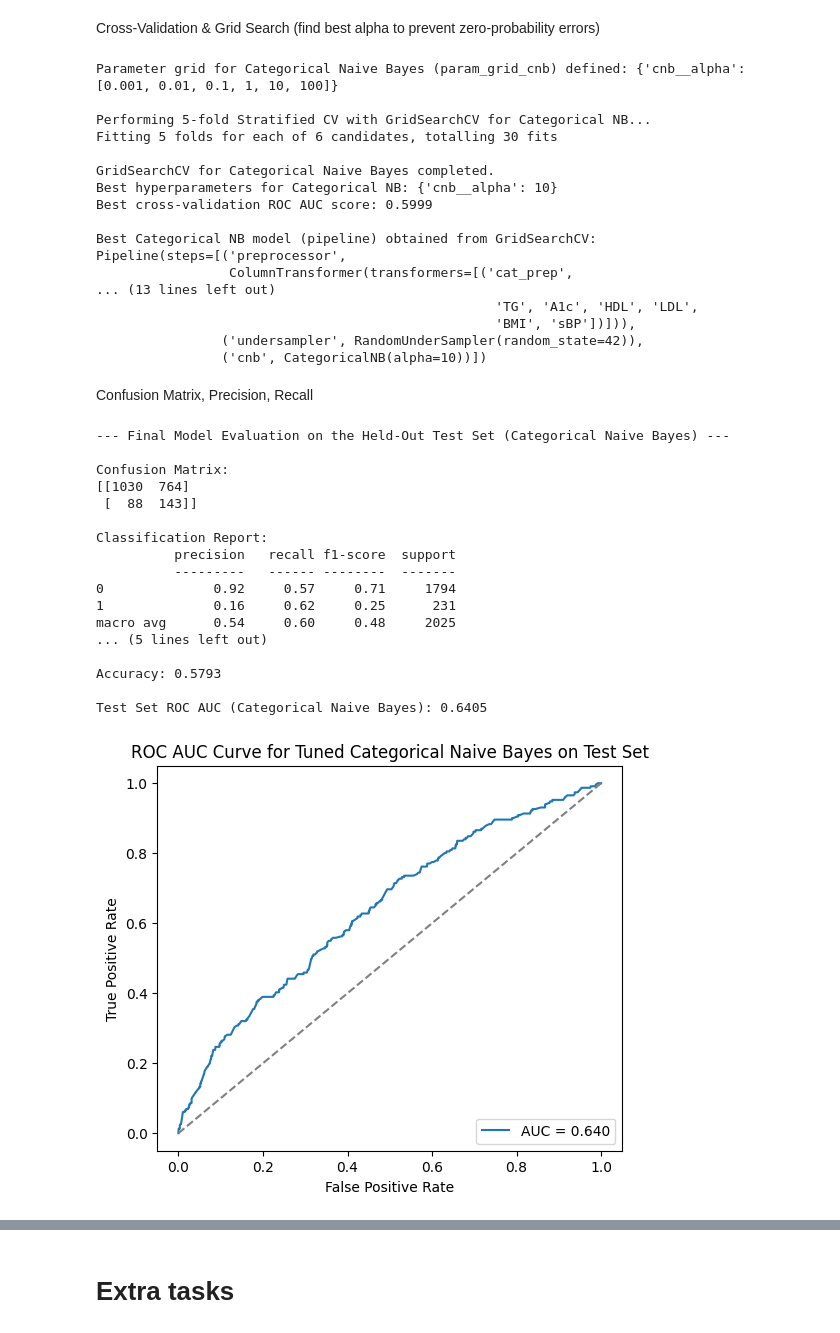
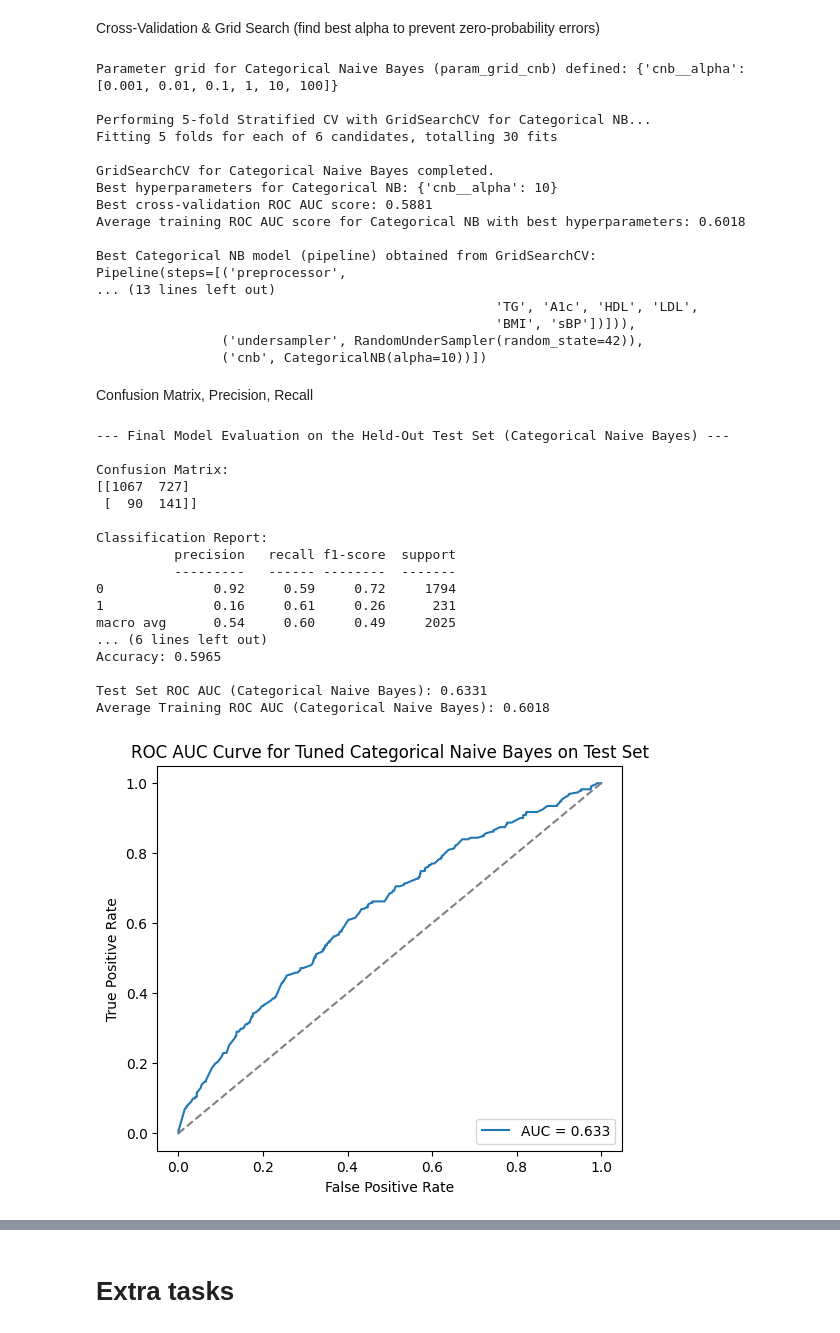
Before and after one commit to FatimaZulfiqar02/intro-ml-course-winter2025, a Jupyter notebook: course_project_(HAD5016)_machine_learning.ipynb, the cells around one changed output, grey strips where cells are left out. Drawn from its saved outputs; the diff is of its cells as text; code cells hidden in the pictures.

```diff
--- a/course_project_(HAD5016)_machine_learning.ipynb
+++ b/course_project_(HAD5016)_machine_learning.ipynb
@@ -2630,12 +2772,16 @@ Data split: 9446 Train, 2024 Valid, 2025 Test
 # %% [markdown]
 Build NB Pipeline
 # %%
+from sklearn.impute import SimpleImputer
+from sklearn.preprocessing import OrdinalEncoder
+from sklearn.naive_bayes import CategoricalNB
+
 # Preprocessing: Impute NaNs with 'most_frequent' then Ordinal Encode
 preprocessor = ColumnTransformer(
     transformers=[
         ('cat_prep', Pipeline([
             ('impute', SimpleImputer(strategy='most_frequent')),
-            ('encode', OrdinalEncoder(handle_unknown='use_encoded_value', unknown_value=-1))
+            ('encode', OrdinalEncoder(handle_unknown='use_encoded_value', unknown_value=999)) # Changed unknown_value to a non-negative integer
         ]), features_to_use)
     ],
     remainder='drop'
@@ -2663,15 +2809,17 @@ print(f"\nPerforming {n_splits}-fold Stratified CV with GridSearchCV for Categor
 
 # GridSearchCV
 # Ensure you use 'cnb_pipeline' (the one we built with the Imputer and CategoricalNB)
-grid_search_cnb = GridSearchCV(estimator=cnb_pipeline,
+grid_search_cnb = GridSearchCV(
+                              estimator=cnb_pipeline,
                               param_grid=param_grid_cnb,
                               cv=skf,
                               scoring='roc_auc',
                               n_jobs=-1,
-                              verbose=1)
+                              verbose=1,
+                              return_train_score=True) # Added to enable access to training scores
 
 # Fit on your binned training data
-grid_search_cnb.fit(x_train, y_train)
+grid_search_cnb.fit(x_train_cnb, y_train_cnb)
 
 print("\nGridSearchCV for Categorical Naive Bayes completed.")
 
@@ -2679,6 +2827,13 @@ print("\nGridSearchCV for Categorical Naive Bayes completed.")
 print(f"Best hyperparameters for Categorical NB: {grid_search_cnb.best_params_}")
 print(f"Best cross-validation ROC AUC score: {grid_search_cnb.best_score_:.4f}")
 
+# Get the mean training score from the best estimator found during cross-validation
+# The 'mean_train_score' is available in cv_results_
+# We need to find the index of the best parameter set
+best_index_cnb = grid_search_cnb.best_index_
+mean_train_score_cnb = grid_search_cnb.cv_results_['mean_train_score'][best_index_cnb]
+print(f"Average training ROC AUC score for Categorical NB with best hyperparameters: {mean_train_score_cnb:.4f}")
+
 # Store the best model
 best_cnb_model = grid_search_cnb.best_estimator_
 print("\nBest Categorical NB model (pipeline) obtained from GridSearchCV:")
@@ -2691,11 +2846,11 @@ Fitting 5 folds for each of 6 candidates, totalling 30 fits
 
 GridSearchCV for Categorical Naive Bayes completed.
 Best hyperparameters for Categorical NB: {'cnb__alpha': 10}
-Best cross-validation ROC AUC score: 0.5999
+Best cross-validation ROC AUC score: 0.5881
+Average training ROC AUC score for Categorical NB with best hyperparameters: 0.6018
 
 Best Categorical NB model (pipeline) obtained from GridSearchCV:
 Pipeline(steps=[('preprocessor',
-                 ColumnTransformer(transformers=[('cat_prep',
 ... (13 lines left out)
                                                    'TG', 'A1c', 'HDL', 'LDL',
                                                    'BMI', 'sBP'])])),
@@ -2706,44 +2861,49 @@ Confusion Matrix, Precision, Recall
 # %%
 # plot_roc_curve, and plot_confusion_matrix) remain the same as your LogReg version.
 
 print("\n--- Final Model Evaluation on the Held-Out Test Set (Categorical Naive Bayes) ---")
 
 # Make predictions on the held-out test set using the best Categorical NB model
 # Ensure 'best_cnb_model' is the variable where you stored grid_search_cnb.best_estimator_
-y_pred_test_cnb = best_cnb_model.predict(x_test)
-y_prob_test_cnb = best_cnb_model.predict_proba(x_test)[:, 1] # Probability of the positive class (Depression)
+y_pred_test_cnb = best_cnb_model.predict(x_test_cnb)
+y_prob_test_cnb = best_cnb_model.predict_proba(x_test_cnb)[:, 1] # Probability of the positive class (Depression)
 
 # Report metrics using the helper functions
-test_conf_matrix_cnb, test_class_report_dict_cnb, test_accuracy_cnb = get_scores(y_pred_test_cnb, y_test)
+test_conf_matrix_cnb, test_class_report_dict_cnb, test_accuracy_cnb = get_scores(y_pred_test_cnb, y_test_cnb)
 print_our_scores(test_conf_matrix_cnb, test_class_report_dict_cnb, test_accuracy_cnb)
 
 # Calculate ROC AUC score for the test set
-test_roc_auc_cnb = roc_auc_score(y_test, y_prob_test_cnb)
+test_roc_auc_cnb = roc_auc_score(y_test_cnb, y_prob_test_cnb)
 print(f"\nTest Set ROC AUC (Categorical Naive Bayes): {test_roc_auc_cnb:.4f}")
 
+# Calculate ROC AUC score for the training set (using mean_train_score from GridSearchCV)
+# 'mean_train_score_cnb' was already computed and printed in cell '-8Ji_ACRGxmF'
+# We can reuse the variable 'mean_train_score_cnb'
+print(f"Average Training ROC AUC (Categorical Naive Bayes): {mean_train_score_cnb:.4f}")
+
 # Plot ROC AUC Curve for the test set
-fpr_test_cnb, tpr_test_cnb, _ = roc_curve(y_test, y_prob_test_cnb)
+fpr_test_cnb, tpr_test_cnb, _ = roc_curve(y_test_cnb, y_prob_test_cnb)
 plot_roc_curve(fpr_test_cnb, tpr_test_cnb, test_roc_auc_cnb,
               title='ROC AUC Curve for Tuned Categorical Naive Bayes on Test Set')
 
 # Plot Confusion Matrix for the test set
 plot_confusion_matrix(test_conf_matrix_cnb)
 # %% [output]
 --- Final Model Evaluation on the Held-Out Test Set (Categorical Naive Bayes) ---
 
 Confusion Matrix:
-[[1030  764]
- [  88  143]]
+[[1067  727]
+ [  90  141]]
 
 Classification Report:
           precision   recall f1-score  support
           ---------   ------ --------  -------
-0              0.92     0.57     0.71     1794
-1              0.16     0.62     0.25      231
-macro avg      0.54     0.60     0.48     2025
-... (5 lines left out)
+0              0.92     0.59     0.72     1794
+1              0.16     0.61     0.26      231
+macro avg      0.54     0.60     0.49     2025
+... (6 lines left out)
+Accuracy: 0.5965
 
-Accuracy: 0.5793
-
-Test Set ROC AUC (Categorical Naive Bayes): 0.6405
+Test Set ROC AUC (Categorical Naive Bayes): 0.6331
+Average Training ROC AUC (Categorical Naive Bayes): 0.6018
-[figure, old version]
+[figure, new version]
```
Also changed, not shown: parts of 78 cells of this notebook.
